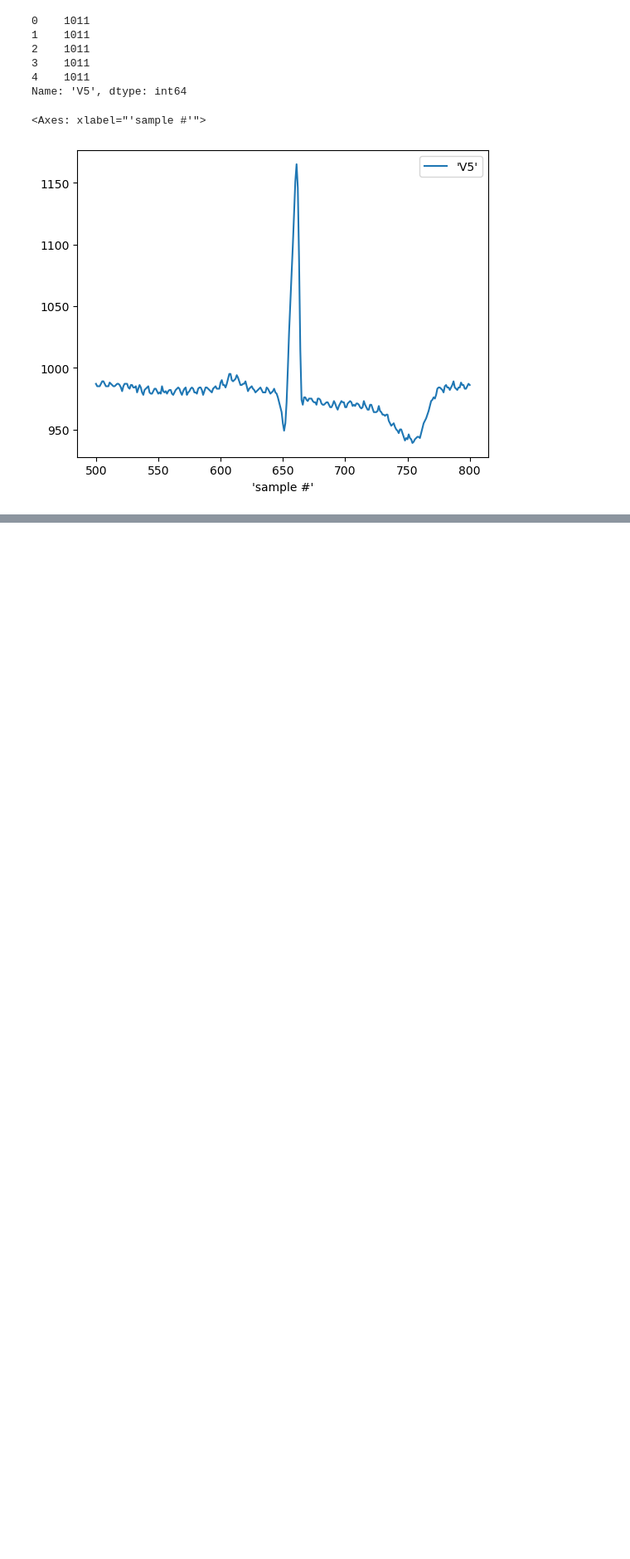
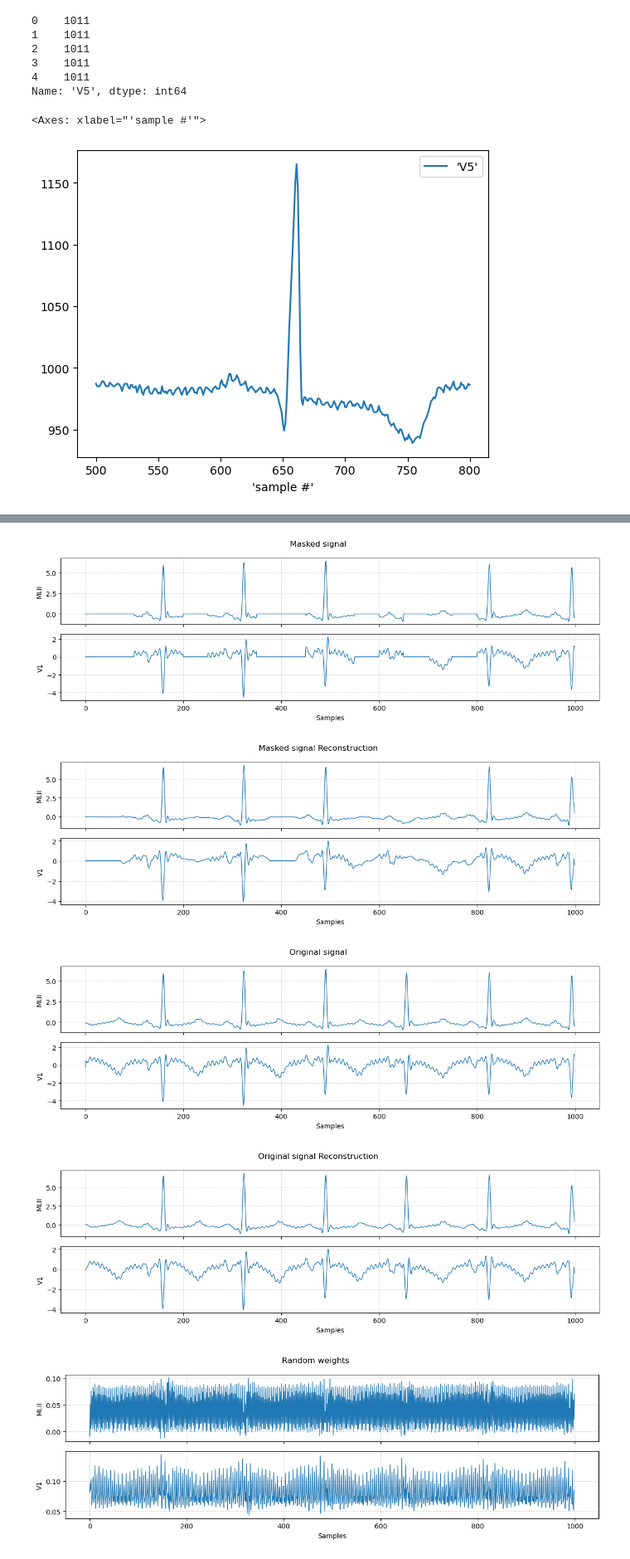
Before and after one commit to Rpadilla15/Arrhythmia-Classification, a Jupyter notebook: Experiments/data-vis.ipynb, the cells around one changed output, grey strips where cells are left out. Shown: that part at 83% size. Cells and saved outputs as stored; diff of their text form; code cells hidden in the pictures; blank space fills up the shorter version.

```diff
--- a/Experiments/data-vis.ipynb
+++ b/Experiments/data-vis.ipynb
@@ -86,0 +93,9 @@ Loading data for 30 patients from 'train' split...
+# %%
+model_path = os.path.join(DATA_DIR, 'output', 'ecg_encoder.pth')
+# autoencoder = TransformerAutoencoder(in_channels=2, emb_size=32, patch_size=10, num_layers=1, nhead=2)
+autoencoder = ECGAutoencoder(in_channels=2, latent_dim=64)
+autoencoder_random = ECGAutoencoder(in_channels=2, latent_dim=64)
+
+
+autoencoder.load_state_dict(torch.load(model_path))
+autoencoder.eval()
@@ -86,0 +120,7 @@ Loading data for 30 patients from 'train' split...
+# %%
+ssl_loader = DataLoader(ds2, batch_size=16)
+signals, labels = next(iter(ssl_loader))  # shape: [B, C, T]
+with torch.no_grad():
+    reconstructed_signals, _ = autoencoder(signals)  # shape: [B, C, T]
+    reconstructed_signals2, _ = autoencoder(labels)  # shape: [B, C, T]
+    reconstructed_signals3, _ = autoencoder_random(labels)  # shape: [B, C, T]
@@ -86,0 +131,12 @@ Loading data for 30 patients from 'train' split...
+# %%
+plot_ecg_window(signals[0], leads=["MLII", "V1"], title="Masked signal")
+plot_ecg_window(reconstructed_signals[0], leads=["MLII", "V1"], title="Masked signal Reconstruction")
+plot_ecg_window(labels[0], leads=["MLII", "V1"], title="Original signal")
+plot_ecg_window(reconstructed_signals2[0], leads=["MLII", "V1"], title="Original signal Reconstruction")
+plot_ecg_window(reconstructed_signals3[0], leads=["MLII", "V1"], title="Random weights")
+# %% [output]
+[figure, added]
+[figure, added]
+[figure, added]
+[figure, added]
+[figure, added]
```
Also changed, not shown: parts of 7 cells of this notebook, 10 other files.
